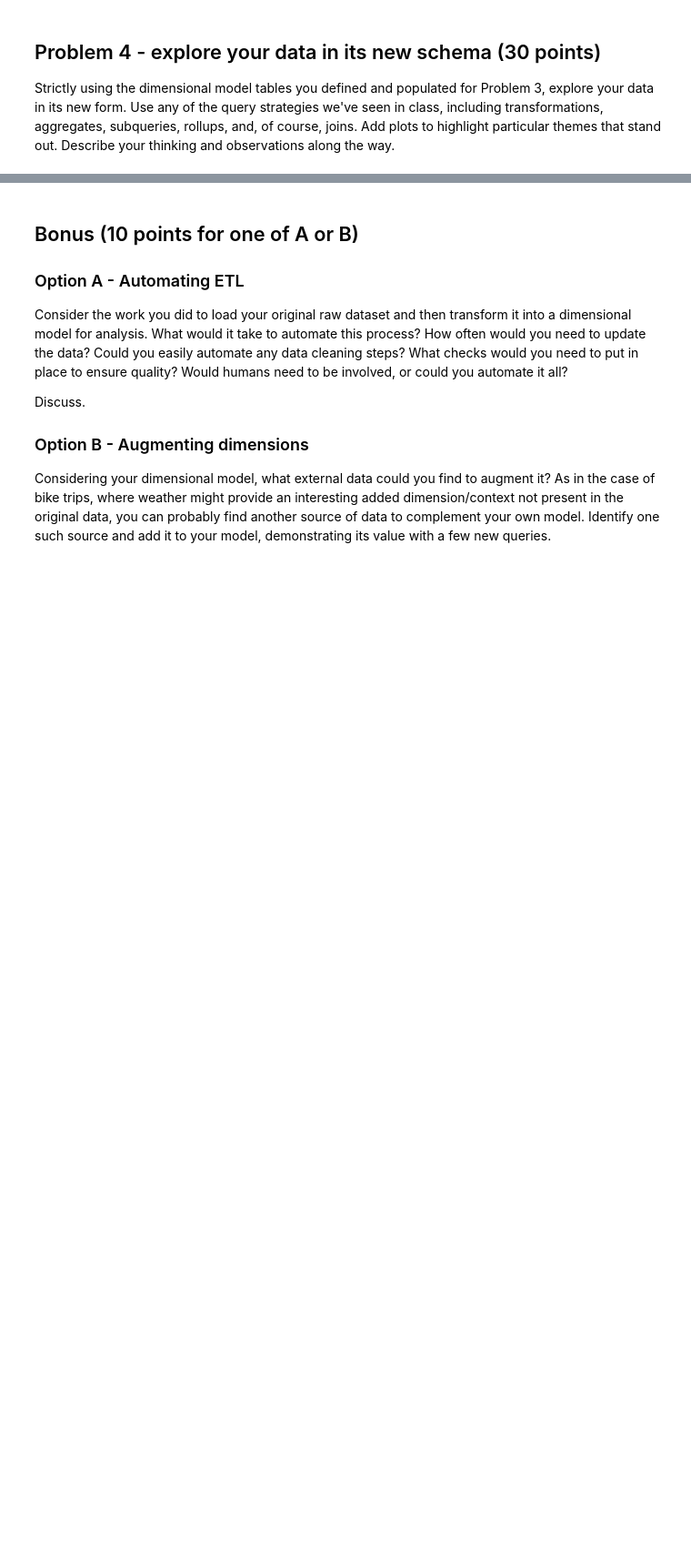
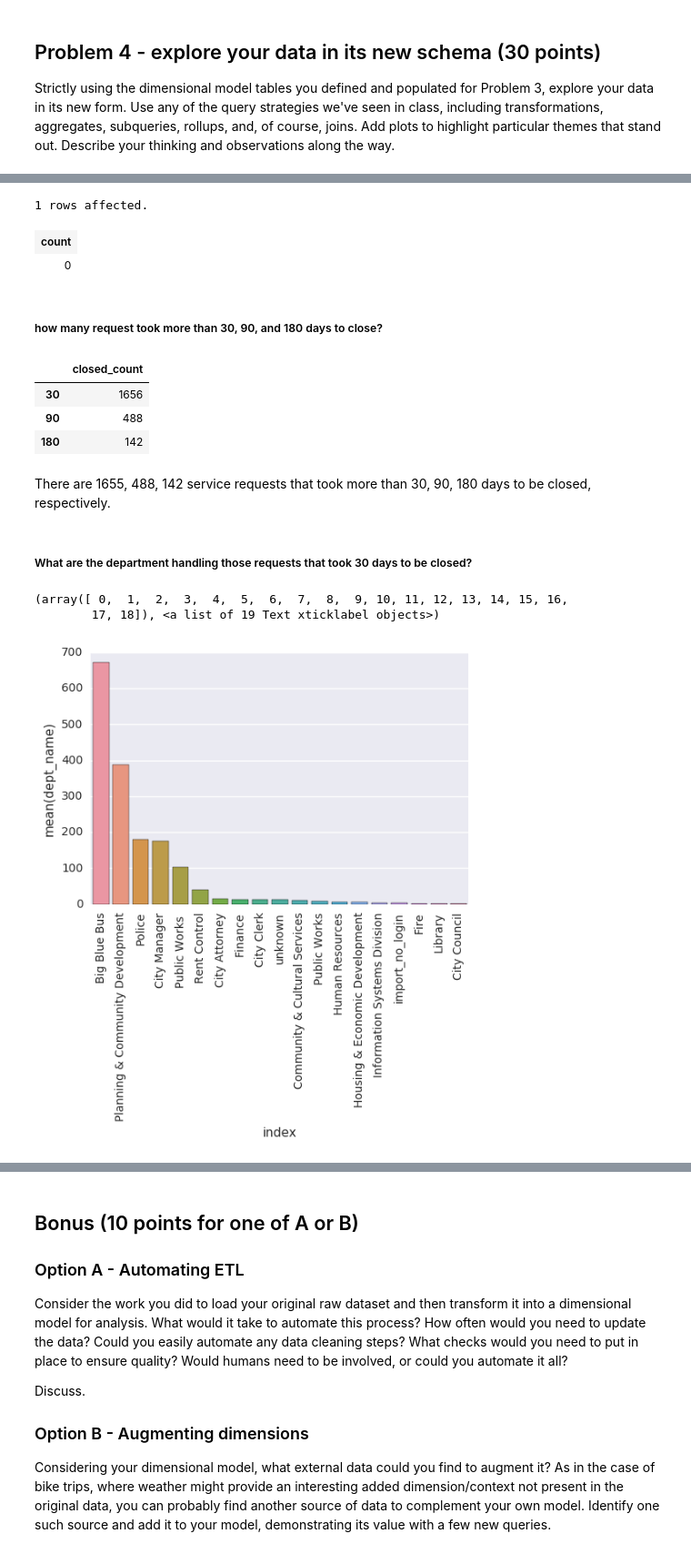
Before and after one commit to zhengweifz/istm-6212, a Jupyter notebook: project-02.ipynb, the cells around one changed output, grey strips where cells are left out. Shown at 91% size. Cells and saved outputs as stored; diff of their text form; code cells hidden in the pictures; blank space fills up the shorter version.

```diff
--- a/project-02.ipynb
+++ b/project-02.ipynb
@@ -171,0 +445,2 @@ Document your star schema with a diagram.  There several tools available for thi
+# %%
+engine = sq.create_engine("postgresql+psycopg2://dbuser@localhost:5432/prj2")
@@ -175,0 +500,54 @@ Strictly using the dimensional model tables you defined and populated for Proble
+# %%
+%%sql
+Select count(*)
+From response_day_fact
+Where Status <> 'Closed';
+# %% [output]
+1 rows affected.
+| count |
+| 0 |
+# %% [markdown]
+##### how many request took more than 30, 90, and 180 days to close?
+# %%
+sql = '''Select count(*) as closed_count
+        From response_day_fact
+        Where day_to_respond > 30
+        Union All
+        Select count(*) as closed_count
+        From response_day_fact
+        Where day_to_respond > 90
+        Union All
+        Select count(*) as closed_count
+        From response_day_fact
+        Where day_to_respond > 180
+        ;
+'''
+df_closed_count = pd.read_sql(sql, engine)
+df_closed_count.index = [30, 90, 180]
+df_closed_count
+# %% [output]
+|  | closed_count |
+| 30 | 1656 |
+| 90 | 488 |
+| 180 | 142 |
+# %% [markdown]
+There are 1655, 488, 142 service requests that took more than 30, 90, 180 days to be closed, respectively.
+# %% [markdown]
+##### What are the department handling those requests that took 30 days to be closed?
+# %%
+sql = '''
+    Select day_to_respond, dept_name, topic
+    from response_day_fact as l inner join department_dim as m
+    On l.dept_key = m.dept_key
+    Inner Join service_dim as r
+    On l.service_key = r.service_key
+    Where day_to_respond > 30;
+    '''
+df_gt_30 = pd.read_sql(sql, engine)
+df_gt_30_by_dept_count = df_gt_30['dept_name'].value_counts().reset_index()
+sns.barplot(x='index', y='dept_name', data=df_gt_30_by_dept_count)
+plt.xticks(rotation=90)
+# %% [output]
+(array([ 0,  1,  2,  3,  4,  5,  6,  7,  8,  9, 10, 11, 12, 13, 14, 15, 16,
+        17, 18]), <a list of 19 Text xticklabel objects>)
+[figure, added]
```
Also changed, not shown: parts of 86 cells of this notebook.
